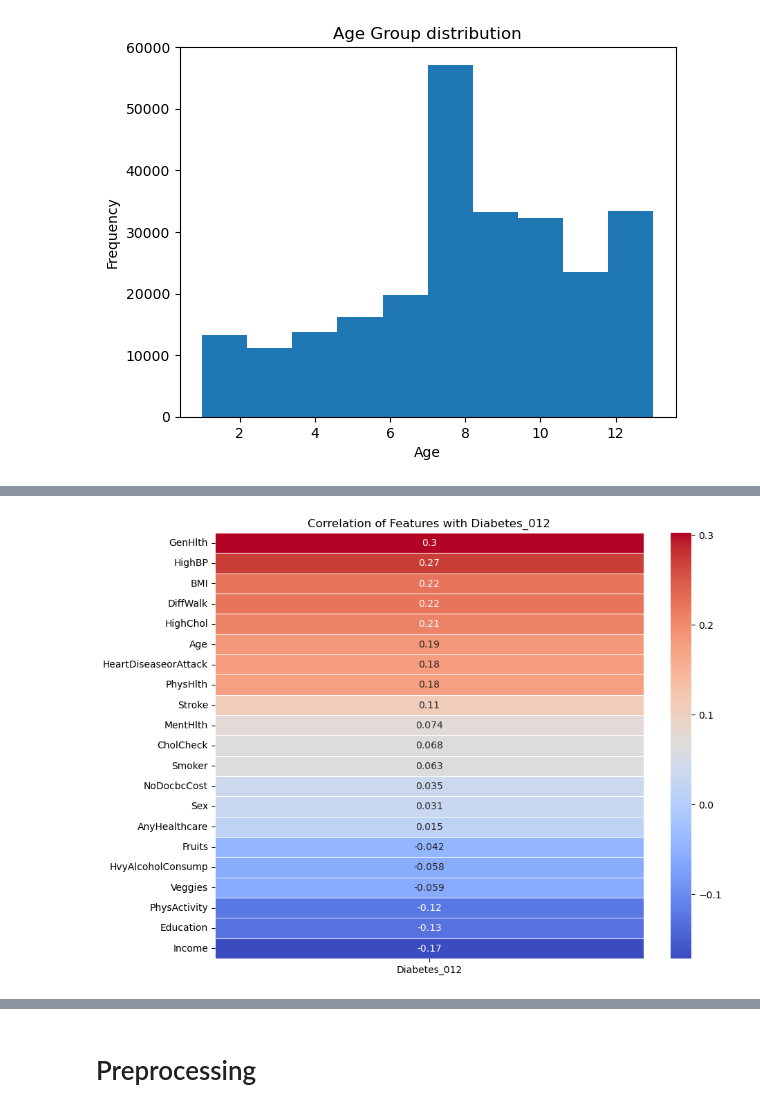
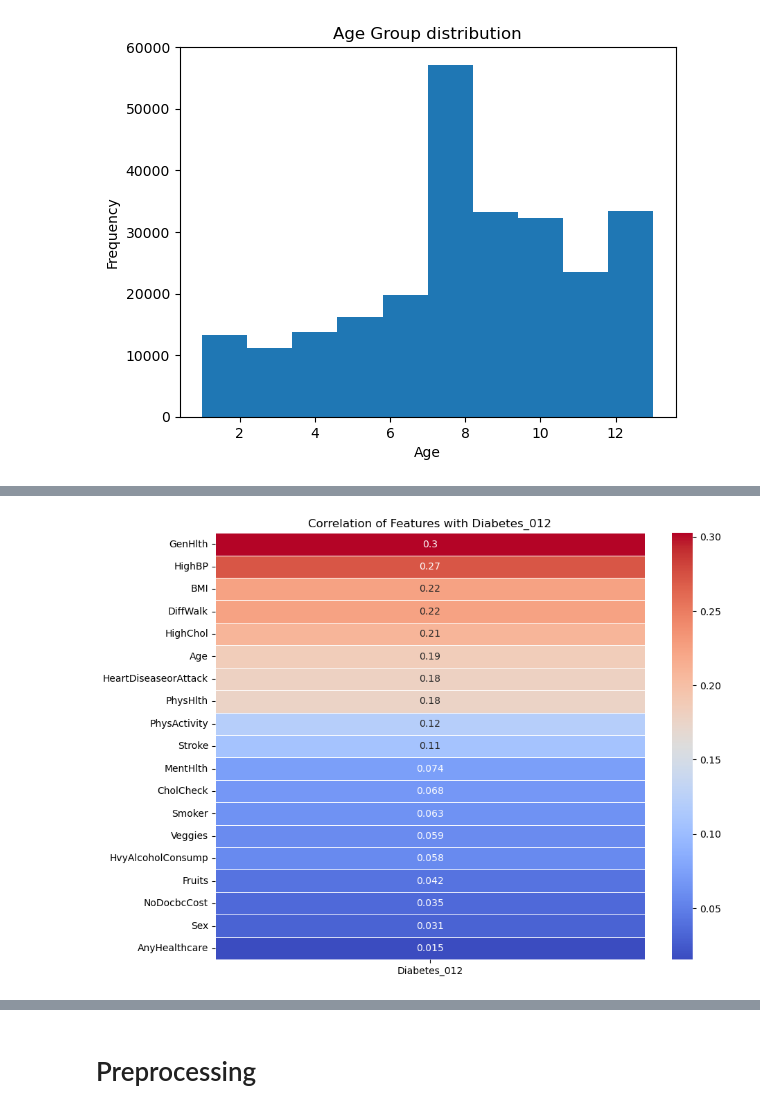
Before and after one commit to horse-3903/aws-wep-group-12, a Jupyter notebook: src/final.ipynb, the cells around one changed output, grey strips where cells are left out. Cells and saved outputs as stored; diff of their text form; code cells hidden in the pictures.

```diff
--- a/src/final.ipynb
+++ b/src/final.ipynb
@@ -46,3 +56,6 @@ memory usage: 42.6 MB
+# %%
+# Drop columns which are not related to the health indicators
+df.drop(columns=["Education", "Income"], inplace=True)
 # %% [markdown]
 # Dataset Visualisation
 # %%
@@ -118,9 +168,10 @@ corr
 # %%
-clean_corr = corr[['Diabetes_012']].drop(labels=["Diabetes_012"], axis=0).sort_values(by='Diabetes_012', ascending=False)
+# Correlation of Features with Diabetes_012
+clean_corr = corr[['Diabetes_012']].drop(labels=["Diabetes_012"], axis=0).map(lambda x: abs(x)).sort_values(by='Diabetes_012', ascending=False)
 
 plt.figure(figsize=(10, 8))
 sns.heatmap(clean_corr, annot=True, cmap='coolwarm', linewidths=0.5)
 plt.title('Correlation of Features with Diabetes_012')
 plt.show()
 # %% [output]
-[figure, old version]
+[figure, new version]
```
Also changed, not shown: parts of 52 cells of this notebook.
